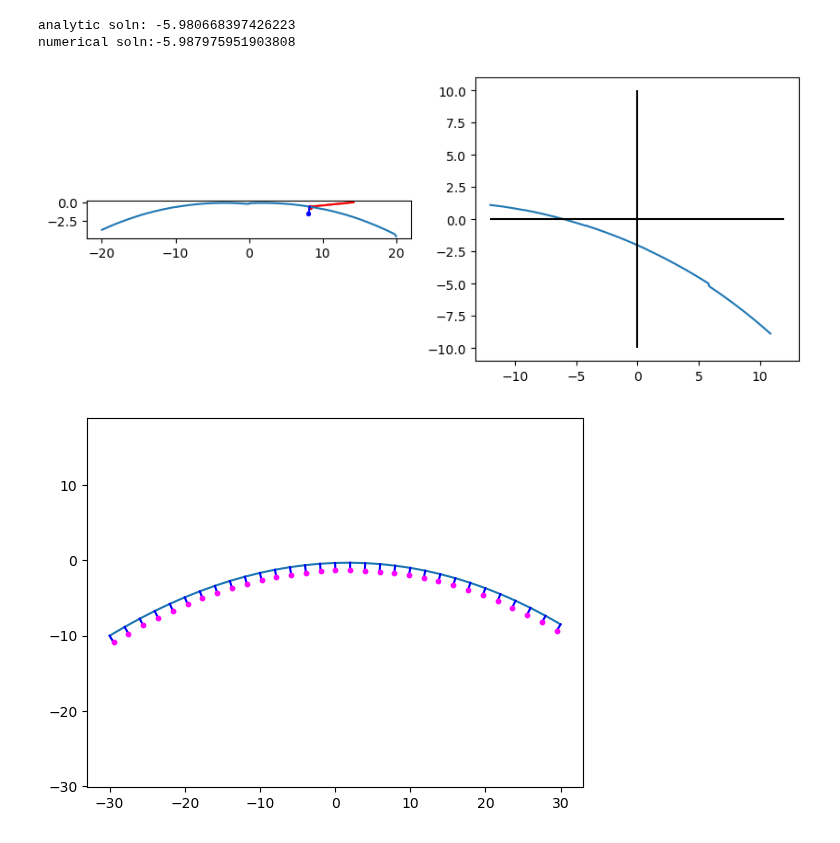
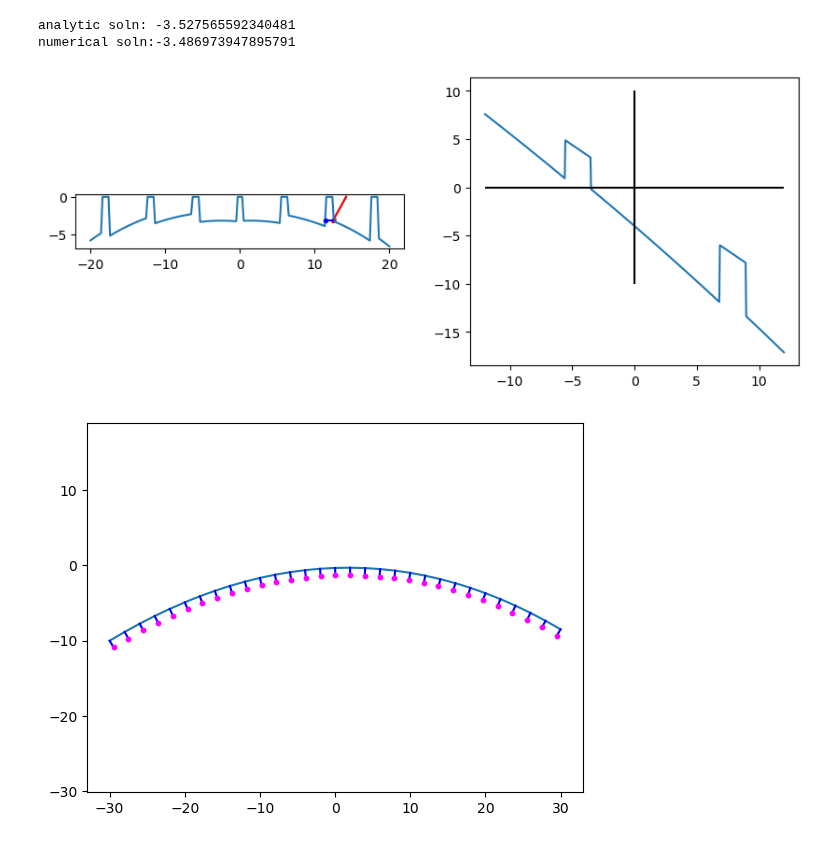
Before and after one commit to ellenle3/ifugen, a Jupyter notebook: python/surface_generator.ipynb, the cells around one changed output. Saved outputs shown, nothing was run; the diff lists cells and outputs as text; code cells hidden in the pictures.

```diff
--- a/python/surface_generator.ipynb
+++ b/python/surface_generator.ipynb
@@ -123,7 +143,7 @@ numerical soln:-1.8517034068136269
 # %%
 p = ImageSlicerParams(
     custom = 0,
-    cylinder = 0,
+    surface_type = 0,
     n_each = 5,
     n_rows = 2,
     n_cols = 3,
@@ -132,23 +152,34 @@ p = ImageSlicerParams(
     dbeta = 2,
     dgamma = 10,
     gamma_offset = 0,
+    dzp_col = 0,
+    dzp_row = 0,
+    dsyx = 0,
+    dsyz = 0,
+    dsxy = 0,
+    dsxz = 0,
     alpha_cen = 2,
     beta_cen = -7,
-    gamma_cen = 0,
+    gamma_cen = 4,
+    zp_cen = 0,
+    syx_cen = 0,
+    syz_cen = 0,
+    sxy_cen = 0,
+    sxz_cen = 0,
     dx = 10,
     dy = 5,
-    c = -1/40,
+    c = -1/30,
     k = 0,
     gx_width = 0,
-    gx_depth = -3,
-    gy_width = 0,
-    gy_depth = 2
+    gx_depth = 0,
+    gy_width = 1,
+    gy_depth = 0
 )
 
 trace_walls = True
 custom_slice_params = np.array([])
 
-xt = 0
+xt = 5
 y = np.linspace(-20, 20, 200)
 surf = np.zeros(len(y))
 for i,y1 in enumerate(y):
@@ -157,8 +188,8 @@ for i,y1 in enumerate(y):
 
 yt = 14.2
 l = 0
-m = 1
-n = 0.1
+m = 0.55
+n = 1
 norm = np.sqrt(l*l+m*m+n*n)
 l /= norm
 m /= norm
@@ -174,36 +205,36 @@ print("analytic soln: " + str(ray_out.t))
 t = np.linspace(-12, 12, 500)
 feval = np.zeros(len(t))
 for i,t1 in enumerate(t):
     feval[i] = transfer_equation(t1, xt, yt, l, m, n, p, custom_slice_params)
 idx = np.nanargmin(np.abs(feval))
 tnum = t[idx]
 print("numerical soln:" + str(tnum))
 
 fig, axs = plt.subplots(nrows=1, ncols=2, figsize=(10,4))
 axs[0].plot(y, surf)
 
 # Draw analytically calculated ray and surface normal
 axs[0].plot([ray_in.yt, ray_out.ys], [0, ray_out.zs], c='r', zorder=1)
 axs[0].scatter([ray_out.ys], [ray_out.zs], c='r', s=8, zorder=1)
 axs[0].plot([ray_out.ys, ray_out.ys + ray_out.mn], [ray_out.zs, ray_out.zs + ray_out.nn], c='b')
 axs[0].scatter([ray_out.ys + ray_out.mn], [ray_out.zs + ray_out.nn], c='b', s=8, zorder=10)
 
 # Numerically determined ray
 axs[0].plot([ray_in.yt, ray_in.yt + tnum*ray_in.m], [0, tnum*ray_in.n], c='gray', zorder=0)
 axs[0].scatter([ray_in.yt + tnum*ray_in.m], [tnum*ray_in.n], c='gray', s=8, zorder=0)
 
 axs[0].set_aspect("equal")
 
 axs[1].plot(t, feval)
 axs[1].hlines(0, t[0], t[-1], colors='k')
 axs[1].vlines(0, -10, 10, colors='k')
 #axs[1].set_ylim(np.nanmin(feval), np.nanmax(feval))
 
 plt.show()
 # %% [output]
-analytic soln: -5.980668397426223
-numerical soln:-5.987975951903808
+analytic soln: -3.527565592340481
+numerical soln:-3.486973947895791
-[figure, old version]
+[figure, new version]
 # %%
 #sag_func = tilted_plane_sag
 #surface_norm_func = tilted_plane_surface_normal
```
Also changed, not shown: parts of 1 cell of this notebook, 7 other files.
